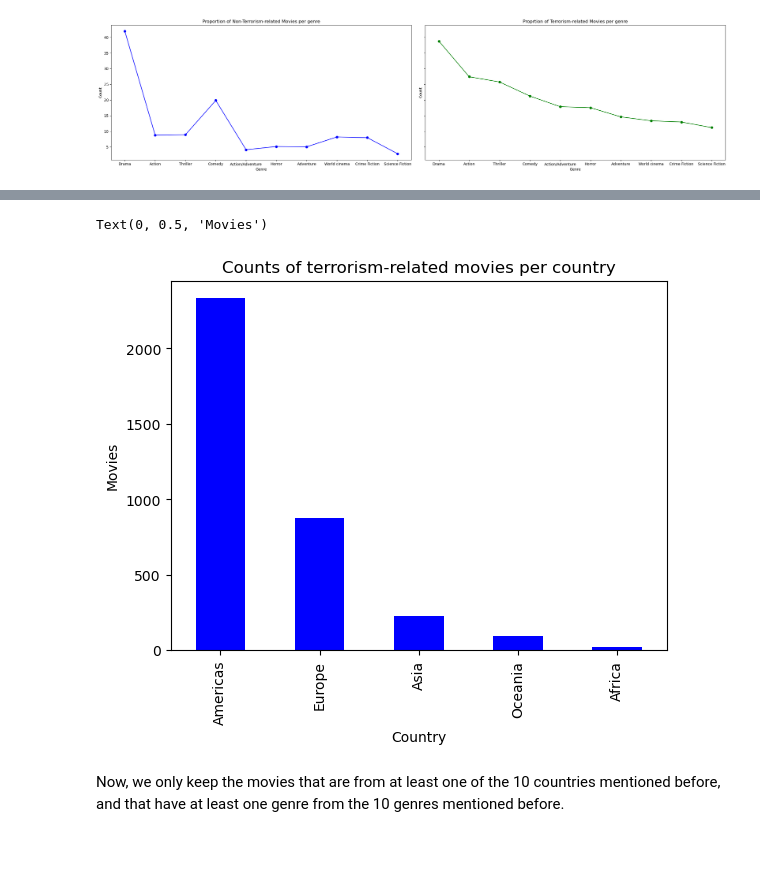
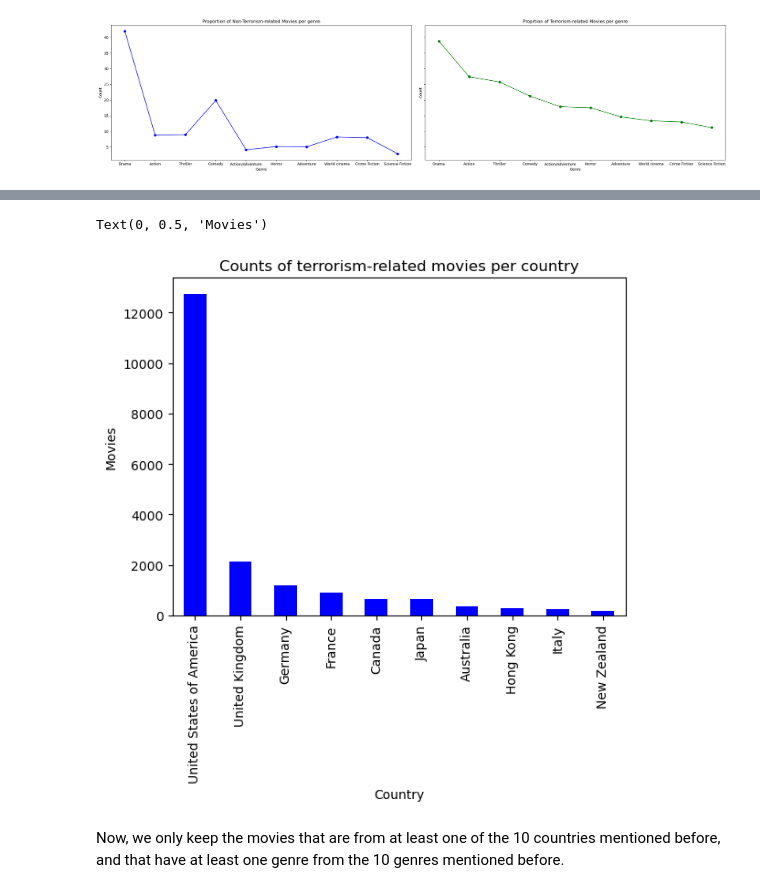
Before and after one commit to epfl-ada/ada-2023-project-boat2023, a Jupyter notebook: projectADA.ipynb, the cells around one changed output, grey strips where cells are left out. Cells and saved outputs as stored; diff of their text form; code cells hidden in the pictures; blank space fills up the shorter version.

```diff
--- a/projectADA.ipynb
+++ b/projectADA.ipynb
@@ -393,0 +418,19 @@ __Data Pre-Processing and Visualization__: To prepare our data, we need to ensur
+# %%
+# Get unique countries to minimize API calls or computation
+unique_countries = exploded_countries['Countries'].unique()
+
+# Create a dictionary to hold the countries and their corresponding regions
+country_to_region = {}
+
+# Iterate over unique countries and fetch their regions
+for country in unique_countries:
+    try:
+        country_info = CountryInfo(country)
+        # Store the country and its region in the dictionary
+        country_to_region[country] = country_info.info().get('region', 'Unknown')  # 'Unknown' is a default value
+    except KeyError:
+        # Handle cases where the country is not found in the CountryInfo database
+        country_to_region[country] = 'Unknown'
+
+# Map the countries in the DataFrame to their corresponding regions using the dictionary
+exploded_countries['Region'] = exploded_countries['Countries'].map(country_to_region)
@@ -394 +463,15 @@ __Data Pre-Processing and Visualization__: To prepare our data, we need to ensur
+# %%
+#Explode the data frame w.r.t. Genres
+exploded_countries_genres = exploded_countries.explode('Genres')
+
+#Define the genres of interest (top 10 most common genres found in section 4.1)
+genres_of_interest = ['Drama', 'Action', 'Thriller', 'Comedy', 'Action/Adventure', 'Horror',
+                          'Adventure', 'World cinema', 'Crime Fiction', 'Science Fiction']
+
+#Only keep elements of the exploded data that have one of the genres of itnerest
+temp_regions = exploded_countries_genres[
+    exploded_countries_genres['Genres'].isin(genres_of_interest)]
+
+# Create a pivot table with countries as rows, genres as columns, and counts as values
+heatmap_set_regions = pd.pivot_table(temp_regions, index='Region', columns='Genres', aggfunc='size', fill_value=0)
 # %% [markdown]
@@ -439,17 +479,17 @@ exploded_countries.head()
 # %%
-#Count the occurrences of each region
-region_counts = exploded_countries['Region'].value_counts()
+#Count the occurrences of each country
+country_counts = exploded_countries_genres['Countries'].value_counts()
 
 #Only keep the 10 countries that have the most movies
-region_counts = region_counts.nlargest()
+country_counts = country_counts.nlargest(10)
 
 plt.figure()
-region_counts.plot(kind='bar', color='blue')
+country_counts.plot(kind='bar', color='blue')
 plt.title('Counts of terrorism-related movies per country')
 plt.xlabel('Country')
 plt.ylabel('Movies')
 # %% [output]
 Text(0, 0.5, 'Movies')
-[figure, old version]
+[figure, new version]
 # %% [markdown]
 Now, we only keep the movies that are from at least one of the 10 countries mentioned before, and that have at least one genre from the 10 genres mentioned before.
```
Also changed, not shown: parts of 30 cells of this notebook.
